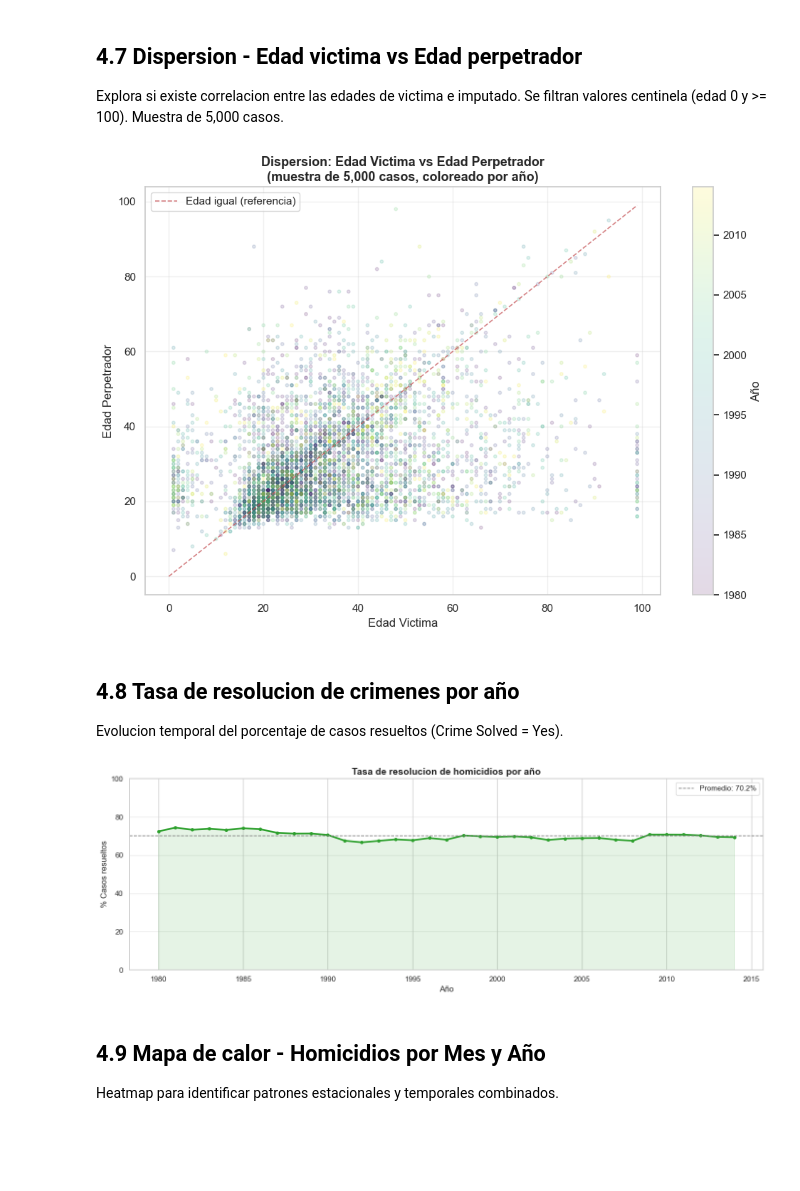
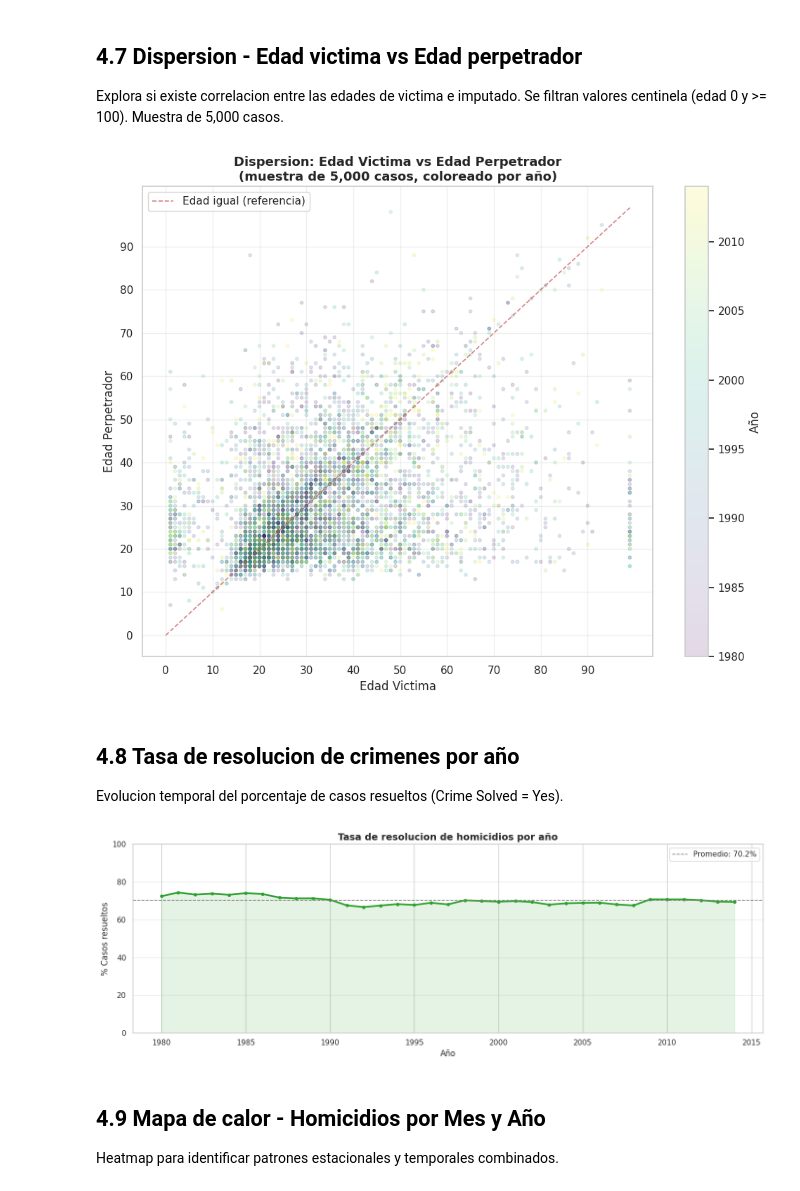
Before and after one commit to eospgonz10/statistical_analytics_homicide, a Jupyter notebook: sesiones_practicas/sp_1_juan_jose_garcia_alvarez_estiven_ospina_gonzalez.ipynb, the cells around one changed output. Cells and saved outputs as stored; diff of their text form; code cells hidden in the pictures; blank space fills up the shorter version.

```diff
--- a/sesiones_practicas/sp_1_juan_jose_garcia_alvarez_estiven_ospina_gonzalez.ipynb
+++ b/sesiones_practicas/sp_1_juan_jose_garcia_alvarez_estiven_ospina_gonzalez.ipynb
@@ -48,7 +48,8 @@ sns.set_theme(style="whitegrid")
 plt.figure(figsize=(12, 6))
 
 # Crear dataset
-df = pd.read_csv("../data/database.csv")
+#df = pd.read_csv("../data/database.csv")
+df = pd.read_csv("database.csv")
 # %% [output]
 <Figure size 1200x600 with 0 Axes>
 # %% [markdown]
@@ -372,31 +371,33 @@ Explora si existe correlacion entre las edades de victima e imputado. Se filtran
 # %%
 df_scatter = df.copy()
 df_scatter["Perpetrator Age"] = pd.to_numeric(df_scatter["Perpetrator Age"], errors="coerce")
 
 mask = (
     df_scatter["Victim Age"].between(1, 99) &
     df_scatter["Perpetrator Age"].between(1, 99)
 )
 df_plot = df_scatter[mask].sample(5000, random_state=42)
 
-fig, ax = plt.subplots(figsize=(10, 7))
+fig, ax = plt.subplots(figsize=(10, 8))
 scatter = ax.scatter(
     df_plot["Victim Age"], df_plot["Perpetrator Age"],
     alpha=0.15, s=10, c=df_plot["Year"], cmap="viridis"
 )
 cbar = plt.colorbar(scatter, ax=ax)
 cbar.set_label("Año")
 ax.plot([0, 99], [0, 99], "r--", linewidth=1.2, alpha=0.7, label="Edad igual (referencia)")
 ax.set_title("Dispersion: Edad Victima vs Edad Perpetrador\n(muestra de 5,000 casos, coloreado por año)",
              fontsize=13, fontweight="bold")
 ax.set_xlabel("Edad Victima")
 ax.set_ylabel("Edad Perpetrador")
+ax.set_xticks(range(0, 100, 10))
+ax.set_yticks(range(0, 100, 10))
 ax.legend()
 ax.grid(alpha=0.3)
 plt.tight_layout()
 plt.show()
 # %% [output]
-[figure, old version]
+[figure, new version]
 # %% [markdown]
 ## 4.8 Tasa de resolucion de crimenes por año
 
@@ -424,7 +425,7 @@ ax.grid(axis="y", alpha=0.4)
 plt.tight_layout()
 plt.show()
 # %% [output]
-[figure, old version]
+[figure, new version]
 # %% [markdown]
 ## 4.9 Mapa de calor - Homicidios por Mes y Año
 
```
Also changed, not shown: parts of 8 cells of this notebook.
